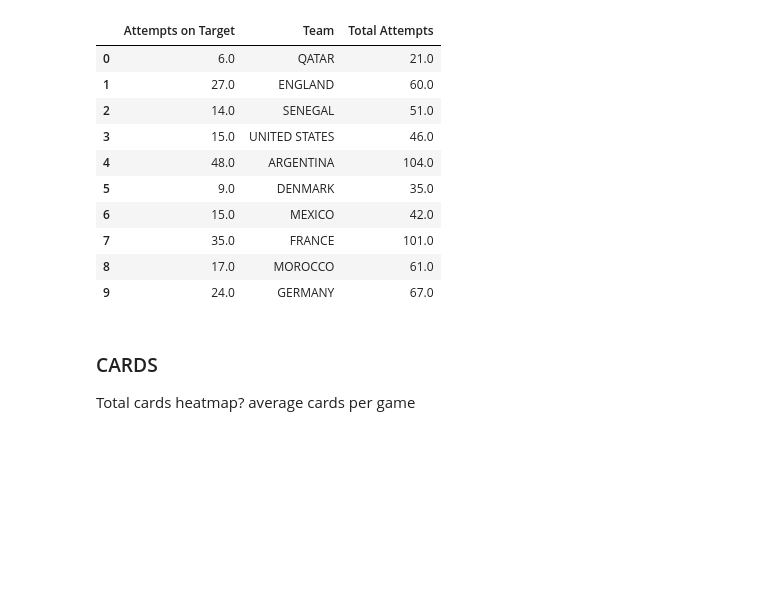
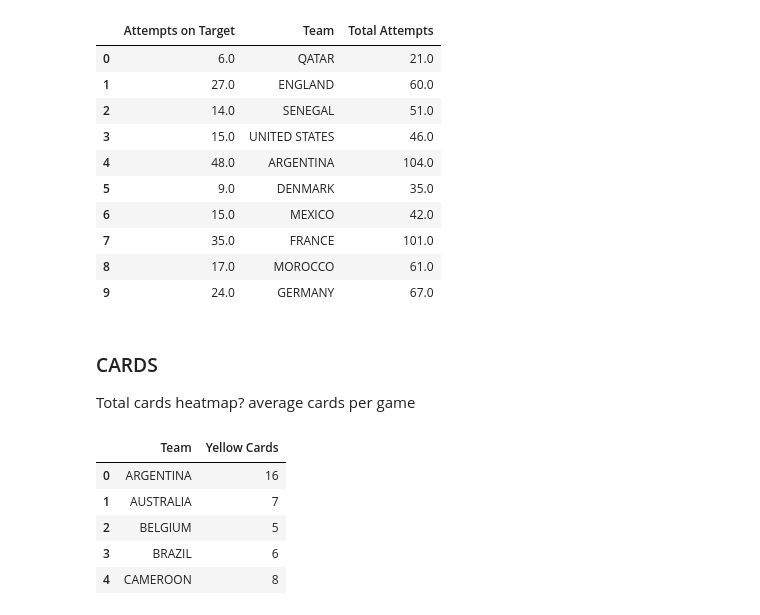
Before and after one commit to DamonLeon/WorldCupDataExploration, a Jupyter notebook: World Cup Analysis.ipynb, the cells around one changed output. Drawn from its saved outputs; the diff is of its cells as text; code cells hidden in the pictures; blank space fills up the shorter version.

```diff
--- a/World Cup Analysis.ipynb
+++ b/World Cup Analysis.ipynb
@@ -328,0 +333,9 @@ Total cards heatmap? average cards per game
+# %%
+yellow_cards.head()
+# %% [output]
+|  | Team | Yellow Cards |
+| 0 | ARGENTINA | 16 |
+| 1 | AUSTRALIA | 7 |
+| 2 | BELGIUM | 5 |
+| 3 | BRAZIL | 6 |
+| 4 | CAMEROON | 8 |
```
Also changed, not shown: parts of 13 cells of this notebook, 2 other files.
